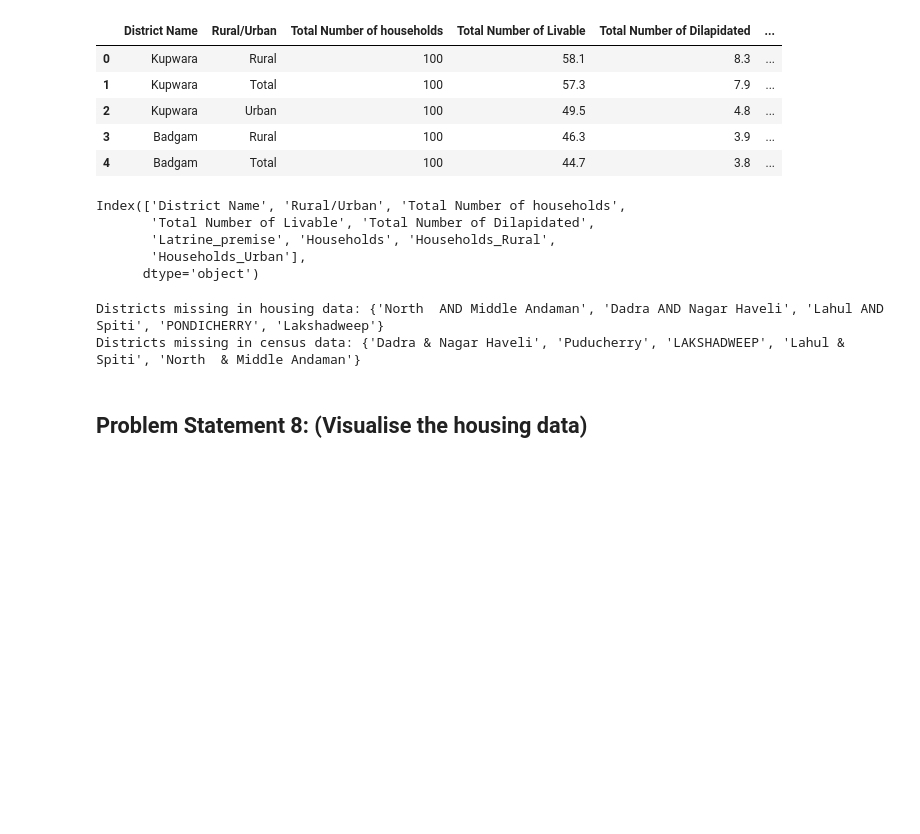
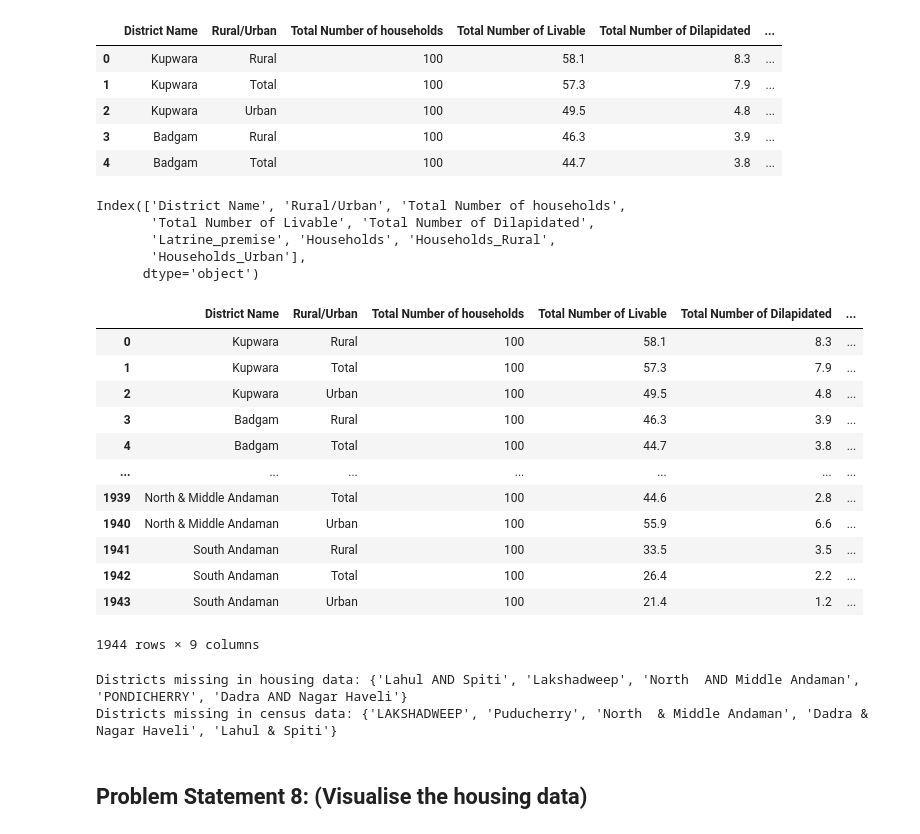
Before and after one commit to prathamchopra001/Healthcare-Data-Cleaning, a Jupyter notebook: DS - Python + SQL + ETL - Healthcare Census(new)/data_cleaning_7-9.ipynb, the cells around one changed output. Cells and saved outputs as stored; diff of their text form; code cells hidden in the pictures; blank space fills up the shorter version.

```diff
--- a/DS - Python + SQL + ETL - Healthcare Census(new)/data_cleaning_7-9.ipynb
+++ b/DS - Python + SQL + ETL - Healthcare Census(new)/data_cleaning_7-9.ipynb
@@ -4,6 +6,6 @@ import matplotlib.pyplot as plt
 # %%
 housing_data = pd.read_csv("Data\housing data.csv")
-census_data = pd.read_csv("Clean_Data\census.csv")
+census_data = pd.read_csv("Clean Data\census.csv")
 housing_data.head(5)
 # %% [output]
 |  | State Code | State Name | District Code | District Name | Tehsil Code | Tehsil Name | Town Code/Village code | ... |
@@ -27,12 +29,26 @@ housing_data.head(5)
 # %%
 merged_data = pd.merge(housing_data, census_data[['District Name', 'Households', "Households_Rural", "Households_Urban"]], on='District Name', how='left')
 print(merged_data.columns)
+merged_data
 # %% [output]
 Index(['District Name', 'Rural/Urban', 'Total Number of households',
        'Total Number of Livable', 'Total Number of Dilapidated',
        'Latrine_premise', 'Households', 'Households_Rural',
        'Households_Urban'],
       dtype='object')
+|  | District Name | Rural/Urban | Total Number of households | Total Number of Livable | Total Number of Dilapidated | ... |
+| 0 | Kupwara | Rural | 100 | 58.1 | 8.3 | ... |
+| 1 | Kupwara | Total | 100 | 57.3 | 7.9 | ... |
+| 2 | Kupwara | Urban | 100 | 49.5 | 4.8 | ... |
+| 3 | Badgam | Rural | 100 | 46.3 | 3.9 | ... |
+| 4 | Badgam | Total | 100 | 44.7 | 3.8 | ... |
+| ... | ... | ... | ... | ... | ... | ... |
+| 1939 | North & Middle Andaman | Total | 100 | 44.6 | 2.8 | ... |
+| 1940 | North & Middle Andaman | Urban | 100 | 55.9 | 6.6 | ... |
+| 1941 | South Andaman | Rural | 100 | 33.5 | 3.5 | ... |
+| 1942 | South Andaman | Total | 100 | 26.4 | 2.2 | ... |
+| 1943 | South Andaman | Urban | 100 | 21.4 | 1.2 | ... |
+1944 rows × 9 columns
 # %%
 merged_data['Total Number of households'] = pd.to_numeric(merged_data['Total Number of households'], errors='coerce')
 merged_data['Total Number of Livable'] = pd.to_numeric(merged_data['Total Number of Livable'], errors='coerce')
@@ -62,6 +78,6 @@ missing_in_census = housing_districts - census_districts
 print("Districts missing in housing data:", missing_in_housing)
 print("Districts missing in census data:", missing_in_census)
 # %% [output]
-Districts missing in housing data: {'North  AND Middle Andaman', 'Dadra AND Nagar Haveli', 'Lahul AND Spiti', 'PONDICHERRY', 'Lakshadweep'}
-Districts missing in census data: {'Dadra & Nagar Haveli', 'Puducherry', 'LAKSHADWEEP', 'Lahul & Spiti', 'North  & Middle Andaman'}
+Districts missing in housing data: {'Lahul AND Spiti', 'Lakshadweep', 'North  AND Middle Andaman', 'PONDICHERRY', 'Dadra AND Nagar Haveli'}
+Districts missing in census data: {'LAKSHADWEEP', 'Puducherry', 'North  & Middle Andaman', 'Dadra & Nagar Haveli', 'Lahul & Spiti'}
 # %%
```
Also changed, not shown: parts of 4 cells of this notebook, 5 other files.
